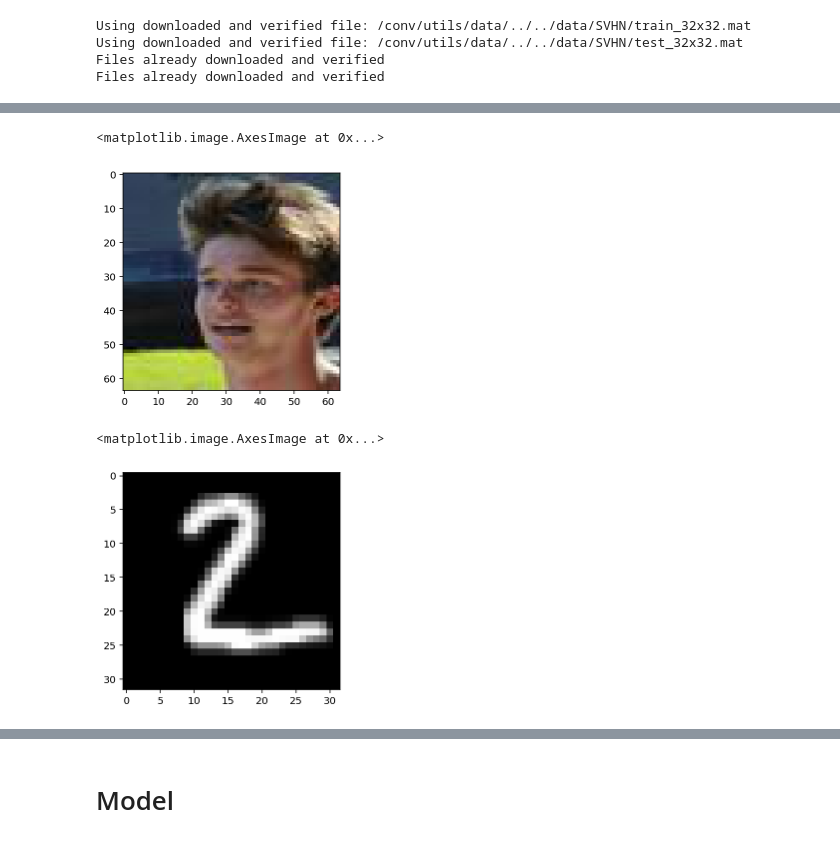
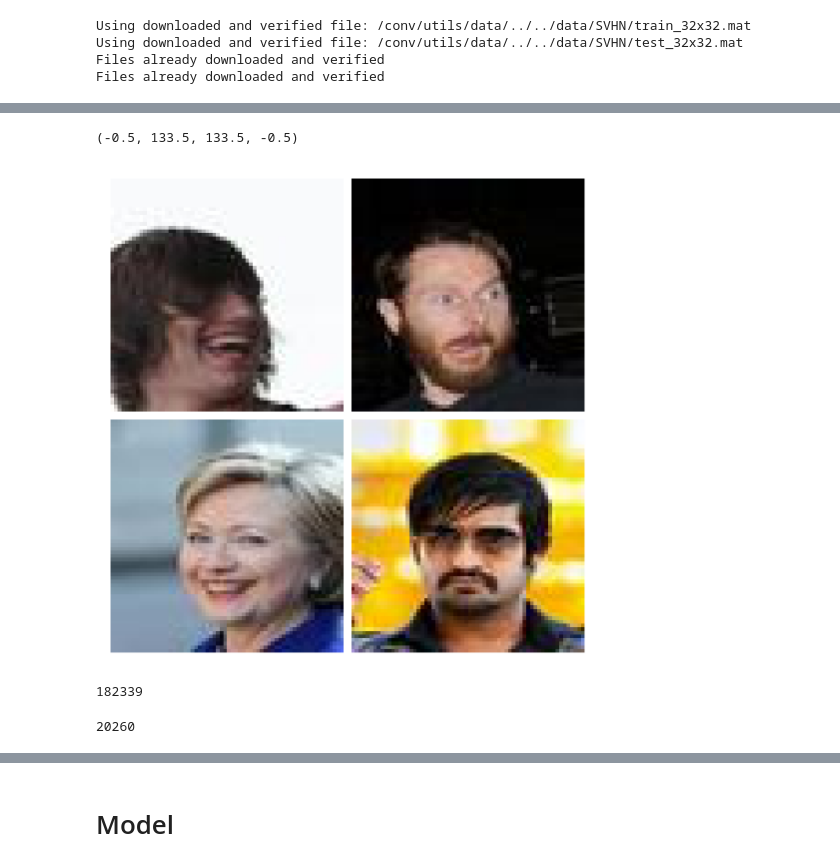
Before and after one commit to YannDubs/Semi-Supervised-Neural-Processes, a Jupyter notebook: notebooks/Neural Process Images.ipynb, the cells around one changed output, grey strips where cells are left out. Drawn from its saved outputs; the diff is of its cells as text; code cells hidden in the pictures.

```diff
--- a/notebooks/Neural Process Images.ipynb
+++ b/notebooks/Neural Process Images.ipynb
@@ -76,14 +85,24 @@ plt.imshow(cifar10_train[im_idx][0].permute(1, 2, 0))
-# %%
-# CELEBA
-plt.imshow(celeba_train[im_idx][0].permute(1, 2, 0))
-# %% [output]
-<matplotlib.image.AxesImage at 0x...>
-[figure, removed]
-# %%
-# MNIST
-im_idx = 1
-# SAMPLED IMAGE
-plt.imshow(mnist_test[im_idx][0].squeeze(0), cmap='gray')
-# %% [output]
-<matplotlib.image.AxesImage at 0x...>
-[figure, removed]
+# %%
+import random
+from torchvision.utils import make_grid
+
+n_plots=4
+fig, ax = plt.subplots(figsize=(17,9))
+t=torch.stack([celeba_train[random.randint(0, len(celeba_train)-1)][0] for i in range(n_plots)], dim=0)
+grid = make_grid(t,
+                  nrow=2,
+                  pad_value=1.)
+
+ax.imshow(grid.permute(1, 2, 0).numpy())
+ax.axis('off')
+# %% [output]
+(-0.5, 133.5, 133.5, -0.5)
+[figure, added]
+# %%
+len(celeba_train)
+# %% [output]
+182339
+# %%
+len(celeba_test)
+# %% [output]
+20260
```
Also changed, not shown: parts of 32 cells of this notebook, 22 other files.
